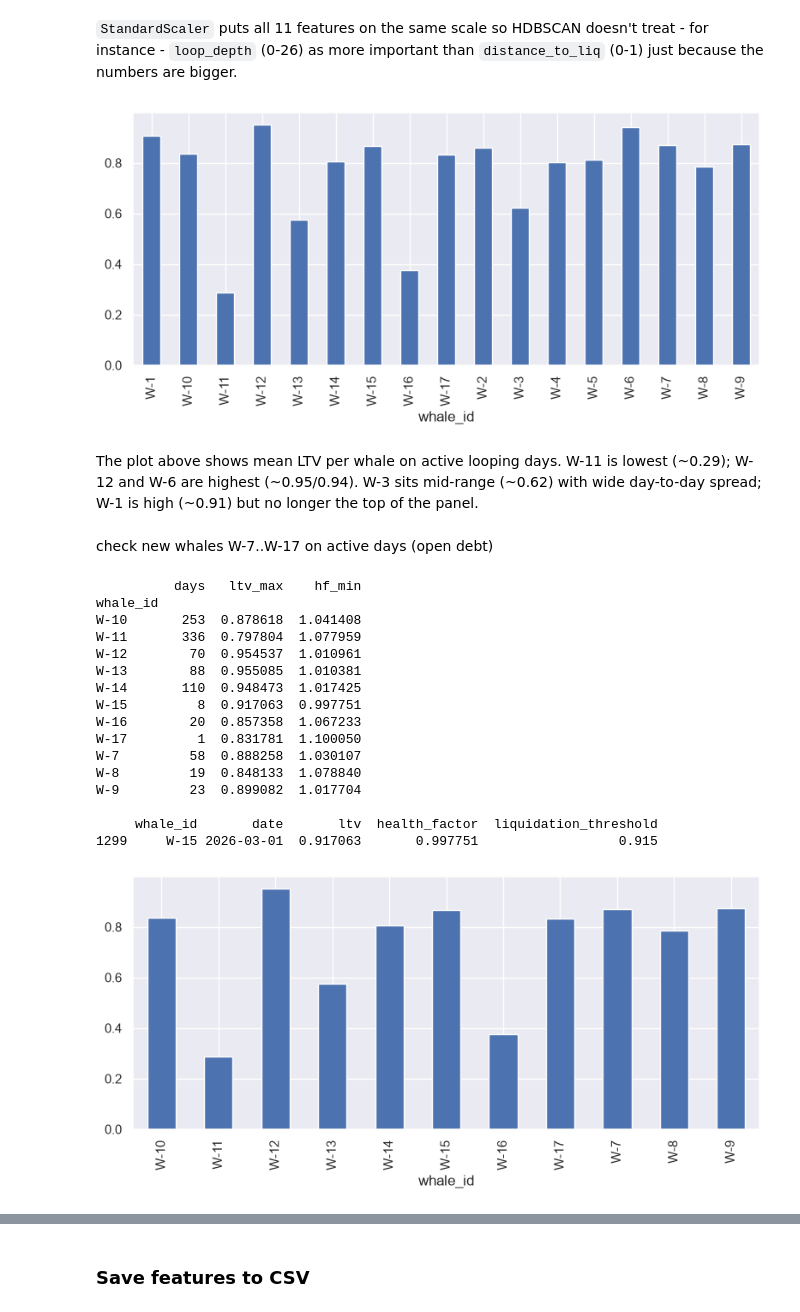
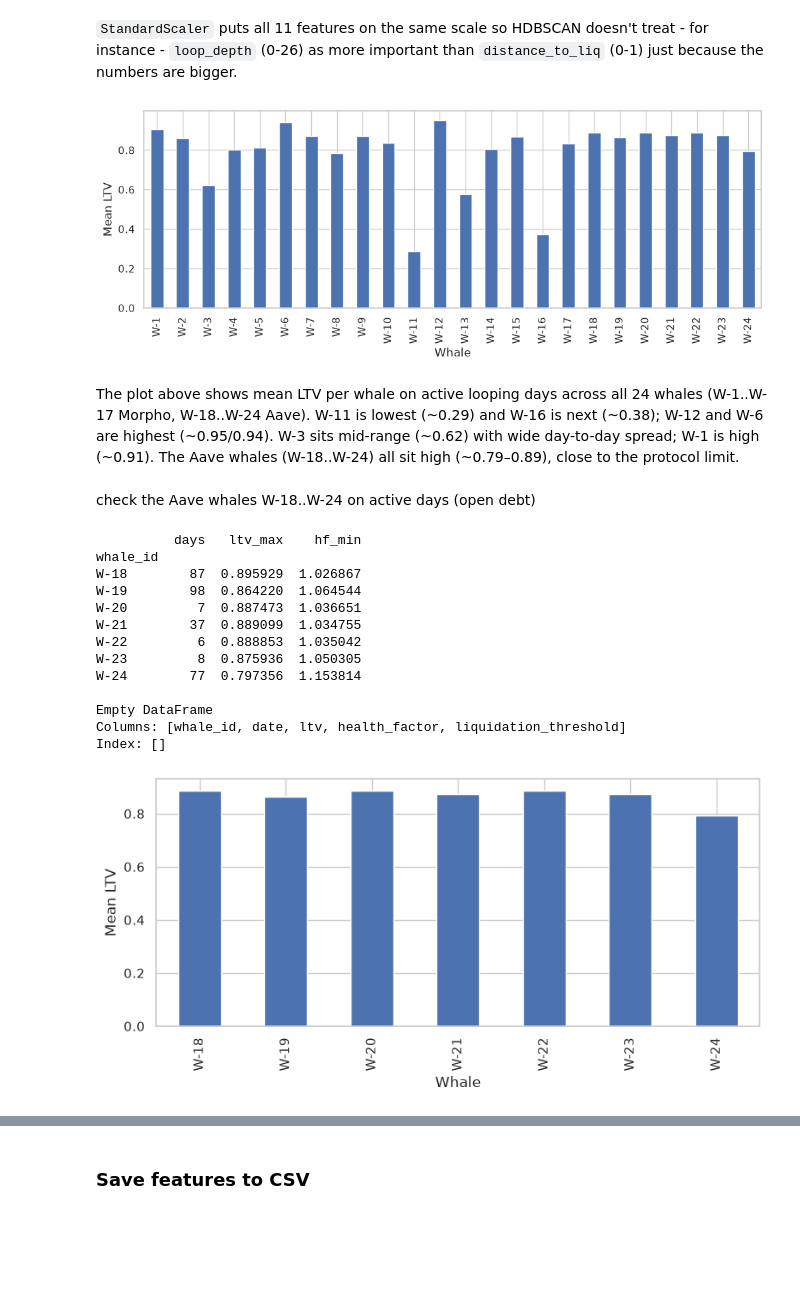
Before and after one commit to Igluminati/recursive-leverage-defi, a Jupyter notebook: analysis/whale-archetypes/01_eda_panel.ipynb, the cells around one changed output, grey strips where cells are left out. Saved outputs shown, nothing was run; the diff lists cells and outputs as text; code cells hidden in the pictures; blank space fills up the shorter version.

Commit message:
Refit unsupervised clustering on 24 whales and sync LaTeX report.

```diff
--- a/analysis/whale-archetypes/01_eda_panel.ipynb
+++ b/analysis/whale-archetypes/01_eda_panel.ipynb
@@ -11,8 +11,13 @@ print('Libraries loaded')
 # %% [output]
 Libraries loaded
 # %%
+def whale_key(w):
+    return int(w.split("-")[1])
+
+def whale_order(values):
+    return sorted(pd.unique(values), key=whale_key)
+
 df = pd.read_csv("../../feature_engineering/data/daily_features_all.csv", parse_dates=["date"])
-df = df[df.protocol == "morpho"]
 print(df.shape)
-print(df["whale_id"].value_counts().sort_index())
+print(df["whale_id"].value_counts().reindex(whale_order(df["whale_id"])))
 # %% [output]
@@ -102,48 +101,50 @@ pd.DataFrame(X_scaled, columns=FEATURES).describe().loc[["mean", "std"]].round(3
 # %% [markdown]
 `StandardScaler` puts all 11 features on the same scale so HDBSCAN doesn't treat - for instance - `loop_depth` (0-26) as more important than `distance_to_liq` (0-1) just because the numbers are bigger.
 # %%
-fig, ax = plt.subplots(figsize=(8, 4))
-panel.groupby("whale_id")["ltv"].mean().sort_index().plot(kind="bar", ax=ax)
+fig, ax = plt.subplots(figsize=(10, 4))
+panel.groupby("whale_id")["ltv"].mean().reindex(whale_order(panel["whale_id"])).plot(kind="bar", ax=ax)
+ax.set_xlabel("Whale")
+ax.set_ylabel("Mean LTV")
 plt.tight_layout()
 plt.show()
 # %% [output]
-[figure, old version]
+[figure, new version]
 # %% [markdown]
-The plot above shows mean LTV per whale on active looping days. W-11 is lowest (~0.29); W-12 and W-6 are highest (~0.95/0.94). W-3 sits mid-range (~0.62) with wide day-to-day spread; W-1 is high (~0.91) but no longer the top of the panel.
+The plot above shows mean LTV per whale on active looping days across all 24 whales (W-1..W-17 Morpho, W-18..W-24 Aave). W-11 is lowest (~0.29) and W-16 is next (~0.38); W-12 and W-6 are highest (~0.95/0.94). W-3 sits mid-range (~0.62) with wide day-to-day spread; W-1 is high (~0.91). The Aave whales (W-18..W-24) all sit high (~0.79–0.89), close to the protocol limit.
 # %% [markdown]
-check new whales W-7..W-17 on active days (open debt)
+check the Aave whales W-18..W-24 on active days (open debt)
 # %%
-NEW = [f"W-{i}" for i in range(7, 18)]
+NEW = [f"W-{i}" for i in range(18, 25)]
 new_whales = df[(df.whale_id.isin(NEW)) & (df.borrow_balance_usd >= 1)]
 print(new_whales.groupby("whale_id").agg(
     days=("whale_id", "size"),
     ltv_max=("ltv", "max"),
     hf_min=("health_factor", "min"),
-).sort_index())
+).reindex(whale_order(new_whales["whale_id"])))
 print()
 print(new_whales.loc[new_whales.health_factor < 1, ["whale_id", "date", "ltv", "health_factor", "liquidation_threshold"]])
 # %% [output]
           days   ltv_max    hf_min
 whale_id
-W-10       253  0.878618  1.041408
-W-11       336  0.797804  1.077959
-W-12        70  0.954537  1.010961
-W-13        88  0.955085  1.010381
-W-14       110  0.948473  1.017425
-W-15         8  0.917063  0.997751
-W-16        20  0.857358  1.067233
-W-17         1  0.831781  1.100050
-W-7         58  0.888258  1.030107
-W-8         19  0.848133  1.078840
-W-9         23  0.899082  1.017704
+W-18        87  0.895929  1.026867
+W-19        98  0.864220  1.064544
+W-20         7  0.887473  1.036651
+W-21        37  0.889099  1.034755
+W-22         6  0.888853  1.035042
+W-23         8  0.875936  1.050305
+W-24        77  0.797356  1.153814
 
-     whale_id       date       ltv  health_factor  liquidation_threshold
-1299     W-15 2026-03-01  0.917063       0.997751                  0.915
+Empty DataFrame
+Columns: [whale_id, date, ltv, health_factor, liquidation_threshold]
+Index: []
 # %%
+sub = panel[panel.whale_id.isin(NEW)]
 fig, ax = plt.subplots(figsize=(8, 4))
-panel[panel.whale_id.isin(NEW)].groupby("whale_id")["ltv"].mean().sort_index().plot(kind="bar", ax=ax)
+sub.groupby("whale_id")["ltv"].mean().reindex(whale_order(sub["whale_id"])).plot(kind="bar", ax=ax)
+ax.set_xlabel("Whale")
+ax.set_ylabel("Mean LTV")
 plt.tight_layout()
 plt.show()
 # %% [output]
-[figure, old version]
+[figure, new version]
 # %% [markdown]
```
Also changed, not shown: parts of 5 cells of this notebook, 37 other files.
